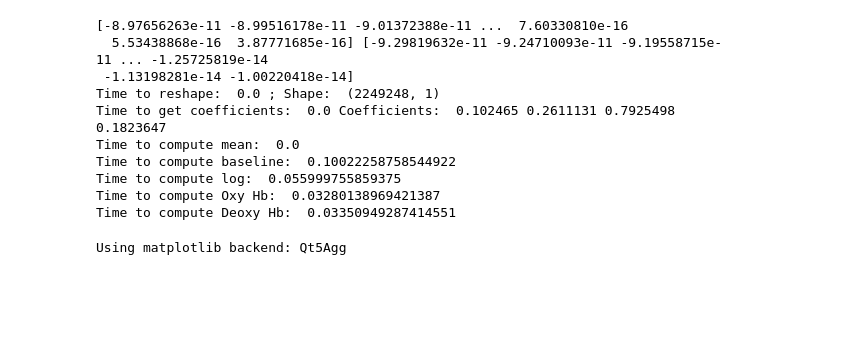
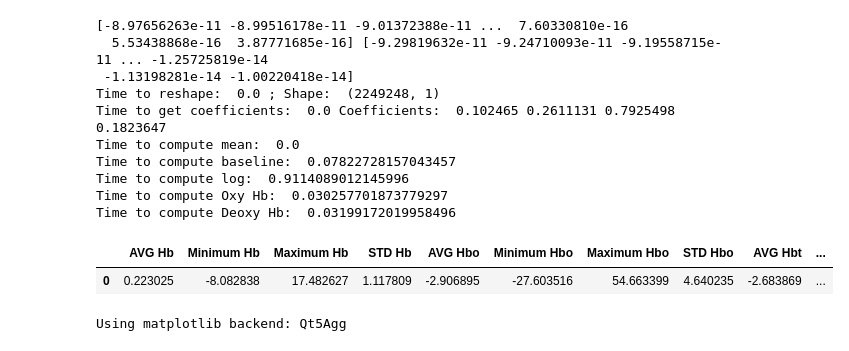
Before and after one commit to rodrigolima6/Physiological_Data, a Jupyter notebook: Process_fNIRS.ipynb, the cells around one changed output. Cells and saved outputs as stored; diff of their text form; code cells hidden in the pictures; blank space fills up the shorter version.

```diff
--- a/Process_fNIRS.ipynb
+++ b/Process_fNIRS.ipynb
@@ -7,8 +7,6 @@ from mes2hb.mes2hb import Mes2Hb
 # %%
 data = np.vstack((CH5, CH6)).T
-time = time_Opensignals
-sensor = fNIRS(data,fs,16)
-sensor.processfNIRS()
+fNIRS_Dataframe = Process_fNIRS(data,fs,16)
 # %% [output]
 [-8.97656263e-11 -8.99516178e-11 -9.01372388e-11 ...  7.60330810e-16
   5.53438868e-16  3.87771685e-16] [-9.29819632e-11 -9.24710093e-11 -9.19558715e-11 ... -1.25725819e-14
@@ -16,10 +14,15 @@ sensor.processfNIRS()
 Time to reshape:  0.0 ; Shape:  (2249248, 1)
 Time to get coefficients:  0.0 Coefficients:  0.102465 0.2611131 0.7925498 0.1823647
 Time to compute mean:  0.0
-Time to compute baseline:  0.10022258758544922
-Time to compute log:  0.055999755859375
-Time to compute Oxy Hb:  0.03280138969421387
-Time to compute Deoxy Hb:  0.03350949287414551
+Time to compute baseline:  0.07822728157043457
+Time to compute log:  0.9114089012145996
+Time to compute Oxy Hb:  0.030257701873779297
+Time to compute Deoxy Hb:  0.03199172019958496
+# %%
+fNIRS_Dataframe
+# %% [output]
+|  | AVG Hb | Minimum Hb | Maximum Hb | STD Hb | AVG Hbo | Minimum Hbo | Maximum Hbo | STD Hbo | AVG Hbt | ... |
+| 0 | 0.223025 | -8.082838 | 17.482627 | 1.117809 | -2.906895 | -27.603516 | 54.663399 | 4.640235 | -2.683869 | ... |
 # %%
 %matplotlib
 plt.plot(time,infrared,label="InfraRed")
```
Also changed, not shown: parts of 1 cell of this notebook, 4 other files.
